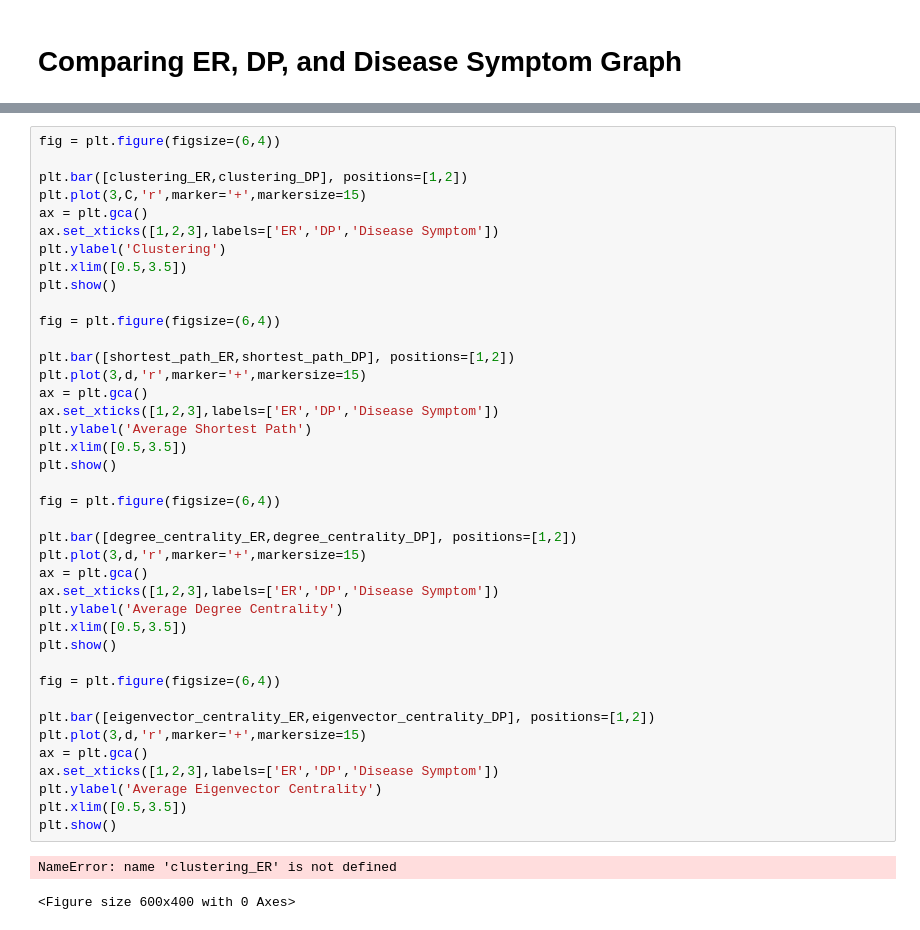
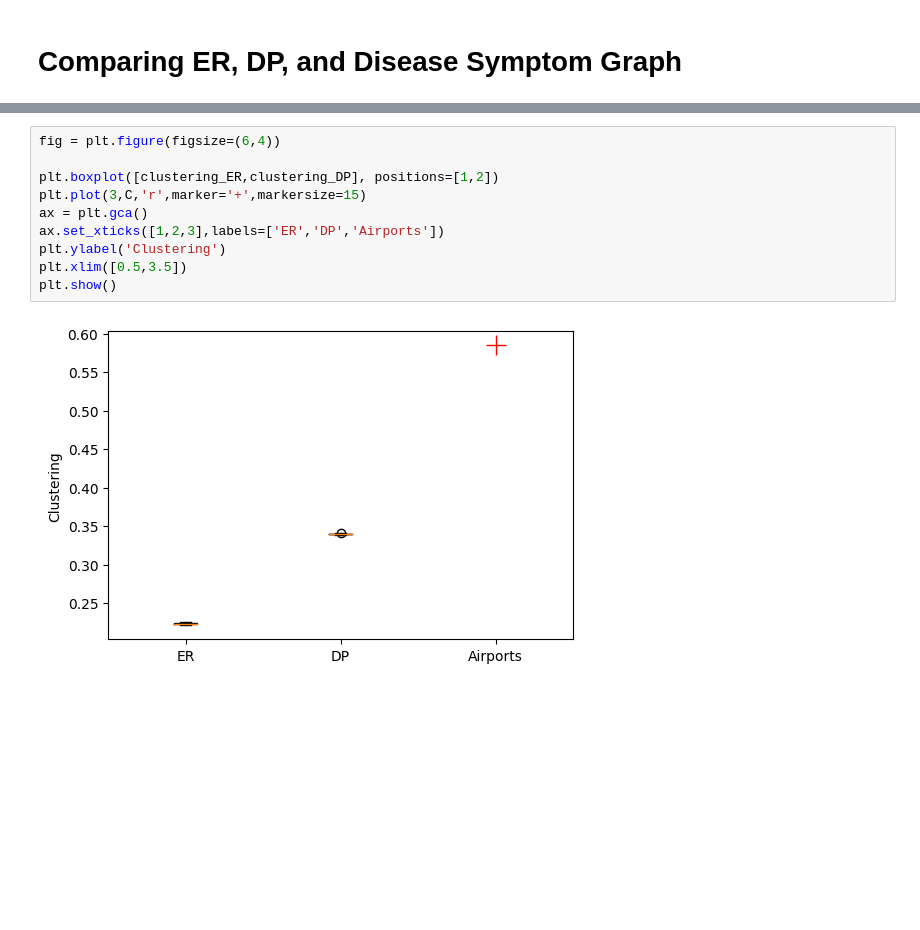
Before and after one commit to ktfr/disease-symptom-network, a Jupyter notebook: notebooks/NullModels.ipynb, the cells around one changed output, grey strips where cells are left out. Cells and saved outputs as stored; diff of their text form; blank space fills up the shorter version.

```diff
--- a/notebooks/NullModels.ipynb
+++ b/notebooks/NullModels.ipynb
@@ -902,43 +472,12 @@ plt.show()
-# %%
-fig = plt.figure(figsize=(6,4))
-
-plt.bar([clustering_ER,clustering_DP], positions=[1,2])
-plt.plot(3,C,'r',marker='+',markersize=15)
-ax = plt.gca()
-ax.set_xticks([1,2,3],labels=['ER','DP','Disease Symptom'])
-plt.ylabel('Clustering')
-plt.xlim([0.5,3.5])
-plt.show()
-
-fig = plt.figure(figsize=(6,4))
-
-plt.bar([shortest_path_ER,shortest_path_DP], positions=[1,2])
-plt.plot(3,d,'r',marker='+',markersize=15)
-ax = plt.gca()
-ax.set_xticks([1,2,3],labels=['ER','DP','Disease Symptom'])
-plt.ylabel('Average Shortest Path')
-plt.xlim([0.5,3.5])
-plt.show()
-
-fig = plt.figure(figsize=(6,4))
-
-plt.bar([degree_centrality_ER,degree_centrality_DP], positions=[1,2])
-plt.plot(3,d,'r',marker='+',markersize=15)
-ax = plt.gca()
-ax.set_xticks([1,2,3],labels=['ER','DP','Disease Symptom'])
-plt.ylabel('Average Degree Centrality')
-plt.xlim([0.5,3.5])
-plt.show()
-
-fig = plt.figure(figsize=(6,4))
-
-plt.bar([eigenvector_centrality_ER,eigenvector_centrality_DP], positions=[1,2])
-plt.plot(3,d,'r',marker='+',markersize=15)
-ax = plt.gca()
-ax.set_xticks([1,2,3],labels=['ER','DP','Disease Symptom'])
-plt.ylabel('Average Eigenvector Centrality')
-plt.xlim([0.5,3.5])
-plt.show()
-# %% [output]
-NameError: name 'clustering_ER' is not defined
-<Figure size 600x400 with 0 Axes>
+# %%
+fig = plt.figure(figsize=(6,4))
+
+plt.boxplot([clustering_ER,clustering_DP], positions=[1,2])
+plt.plot(3,C,'r',marker='+',markersize=15)
+ax = plt.gca()
+ax.set_xticks([1,2,3],labels=['ER','DP','Airports'])
+plt.ylabel('Clustering')
+plt.xlim([0.5,3.5])
+plt.show()
+# %% [output]
+[figure, added]
```
Also changed, not shown: parts of 50 cells of this notebook.
